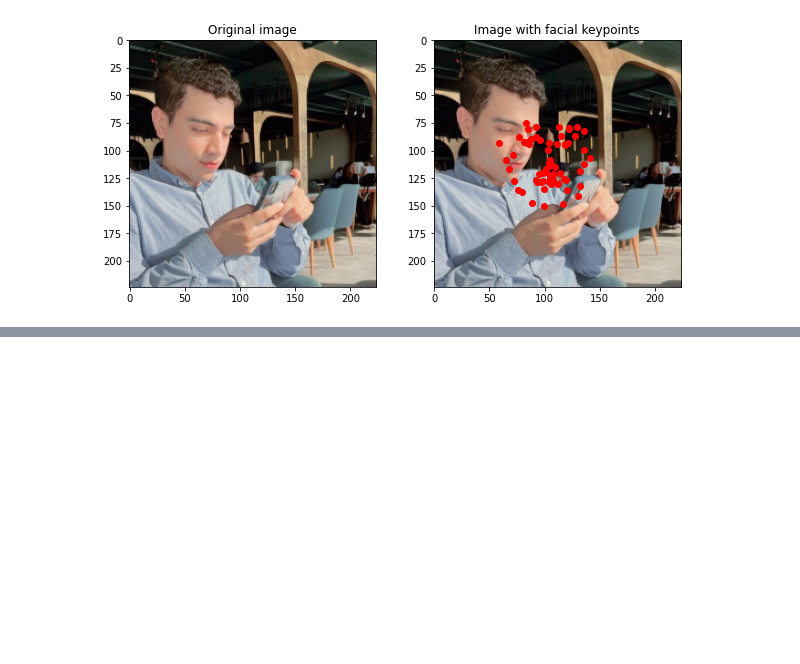
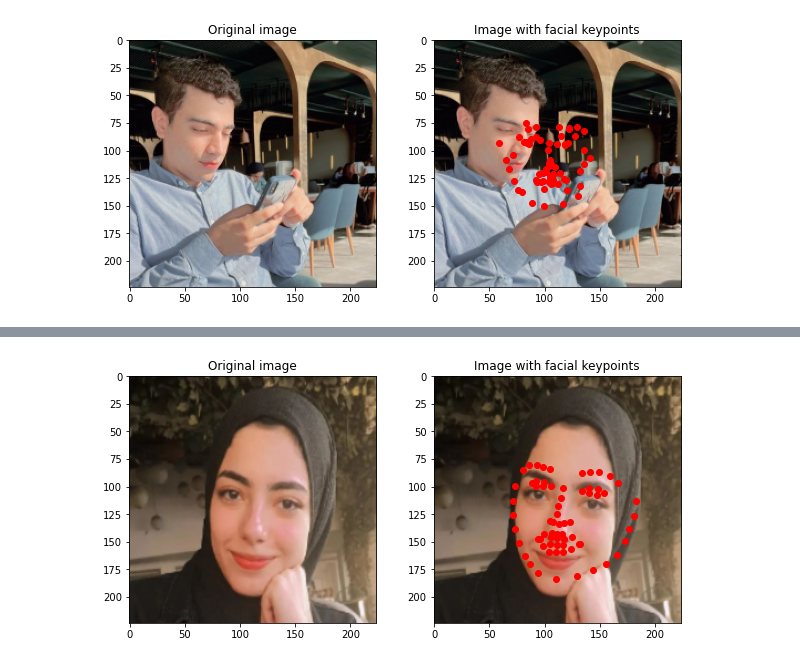
Before and after one commit to moaaztaha/Computer-Vision, a Jupyter notebook: Facial Keypoints Detection/Facial_Keypoints_Detection_02 - pytorch implementation with no augs.ipynb, the cells around one changed output, grey strips where cells are left out. Saved outputs shown, nothing was run; the diff lists cells and outputs as text; code cells hidden in the pictures; blank space fills up the shorter version.

```diff
--- a/Facial Keypoints Detection/Facial_Keypoints_Detection_02 - pytorch implementation with no augs.ipynb
+++ b/Facial Keypoints Detection/Facial_Keypoints_Detection_02 - pytorch implementation with no augs.ipynb
@@ -418,0 +463,22 @@ Epoch 4/39
+# %%
+# ix = 3
+img_path = 'data/test_imgs/face.png'
+plt.figure(figsize=(10,10))
+plt.subplot(221)
+plt.title('Original image')
+# im = test_dataset.load_img(ix)
+img = load_img(img_path)
+plt.imshow(img)
+plt.grid(False)
+plt.subplot(222)
+plt.title('Image with facial keypoints')
+plt.imshow(img)
+img = load_img(img_path, infer=True)
+model.eval()
+with torch.no_grad():
+    kp = model(img[None]).flatten().detach().cpu()
+plt.scatter(kp[:68]*224, kp[68:]*224, c='r')
+plt.grid(False)
+plt.show()
+# %% [output]
+[figure, added]
```
Also changed, not shown: parts of 6 cells of this notebook, 1 other file.
